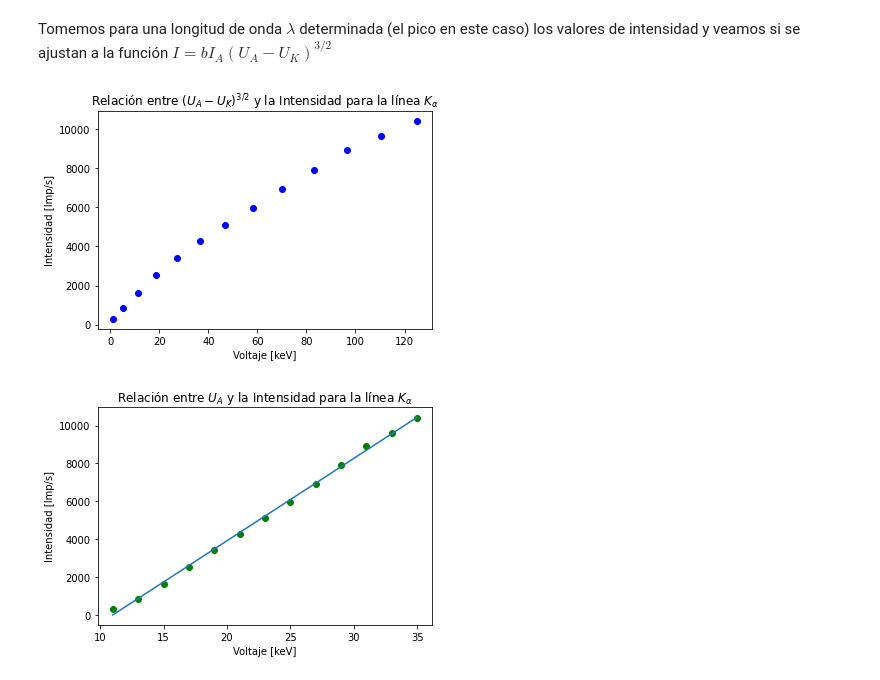
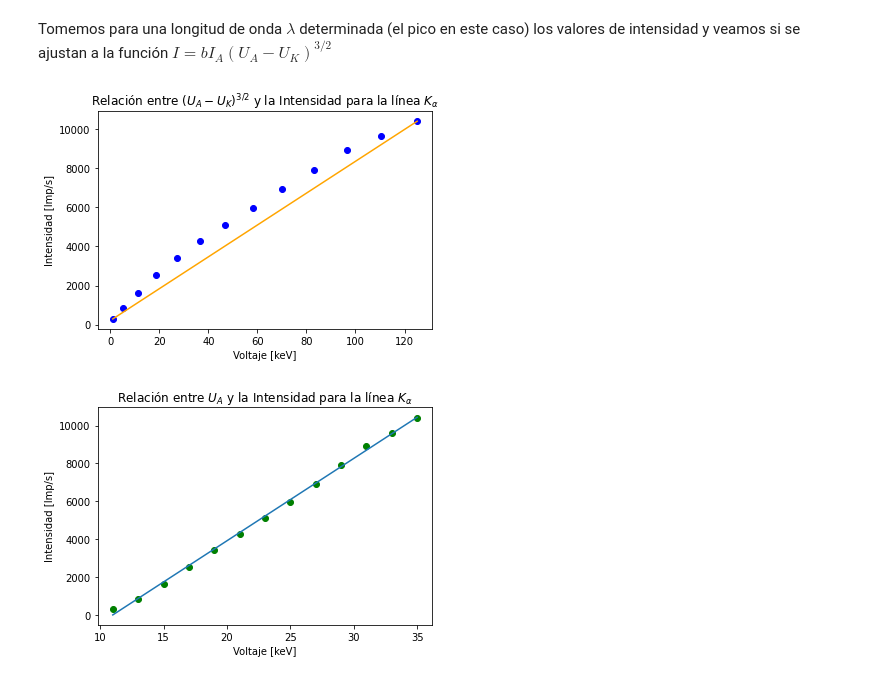
Before and after one commit to sofiaalvarezlopez/Laboratorio-Intermedio, a Jupyter notebook: Rayos X/Análisis de Datos - Informe.ipynb, the cells around one changed output. Drawn from its saved outputs; the diff is of its cells as text; code cells hidden in the pictures.

```diff
--- a/Rayos X/Análisis de Datos - Informe.ipynb
+++ b/Rayos X/Análisis de Datos - Informe.ipynb
@@ -345,21 +330,21 @@ def intensity(U_A, b):
 intensidades_maximas = voltaje_variable[columnas_voltaje_variable].max()
 lambda_max = voltaje_variable['\lambda'][voltaje_variable[columnas_voltaje_variable].idxmax()]
 voltajes = [i for i in range(11, 36, 2)]
+x = np.linspace((np.array(voltajes[0]) - U_K)**(3/2), (np.array(voltajes[-1]) - U_K)**(3/2), 1000)
+y = np.linspace(intensidades_maximas[0], intensidades_maximas[-1], 1000)
 # %%
-popt, pcov = curve_fit(func, (np.array(voltajes) - U_K)**(3/2), intensidades_maximas)
+popt, pcov = curve_fit(func, x, y)
 # popt_lin, pcov_lin = curve_fit(func, voltajes, intensidades_maximas)
 # %%
-# La verdad, novio, aquí no se bien qué ajuste hacer.
-
 plt.scatter((np.array(voltajes) - U_K)**(3/2), intensidades_maximas, color='blue')
-#plt.plot((np.array(voltajes) - U_K)**(3/2), popt[0]* + popt_lin[1], color='orange')
+plt.plot(x, popt[0]*x + popt[1], color='orange')
 
 plt.xlabel('Voltaje [keV]')
 plt.ylabel('Intensidad [Imp/s]')
 plt.title(r'Relación entre $(U_A - U_K)^{3/2}$ y la Intensidad para la línea $K_\alpha$')
 plt.show()
 # %% [output]
-[figure, old version]
+[figure, new version]
 # %%
 popt_lin, pcov_lin = curve_fit(func, np.array(voltajes), intensidades_maximas)
 
```
Also changed, not shown: parts of 22 cells of this notebook.
